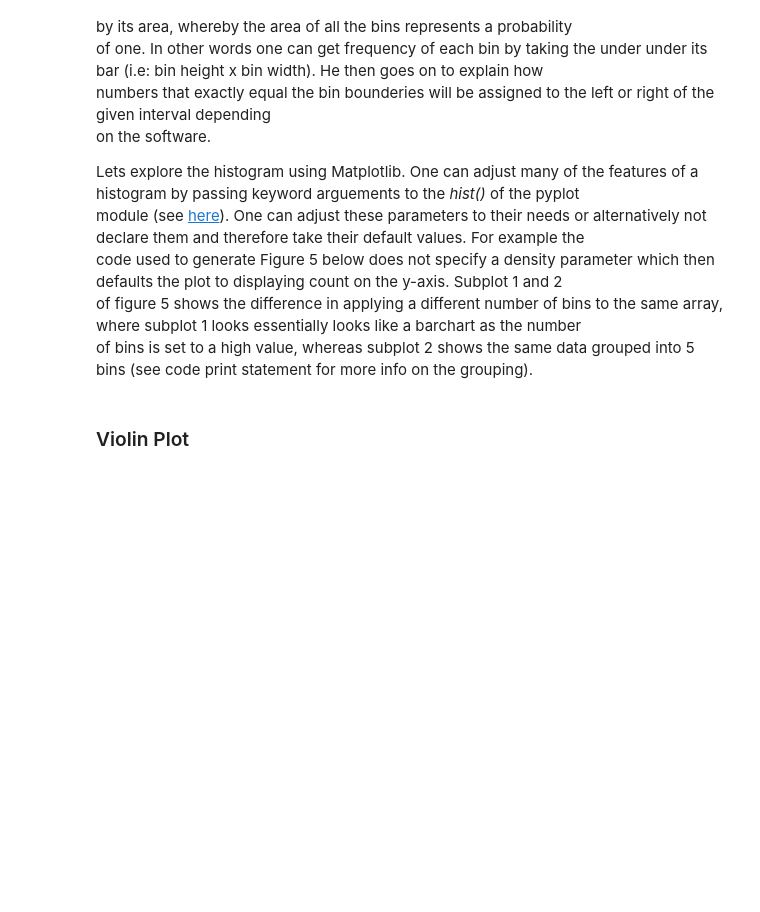
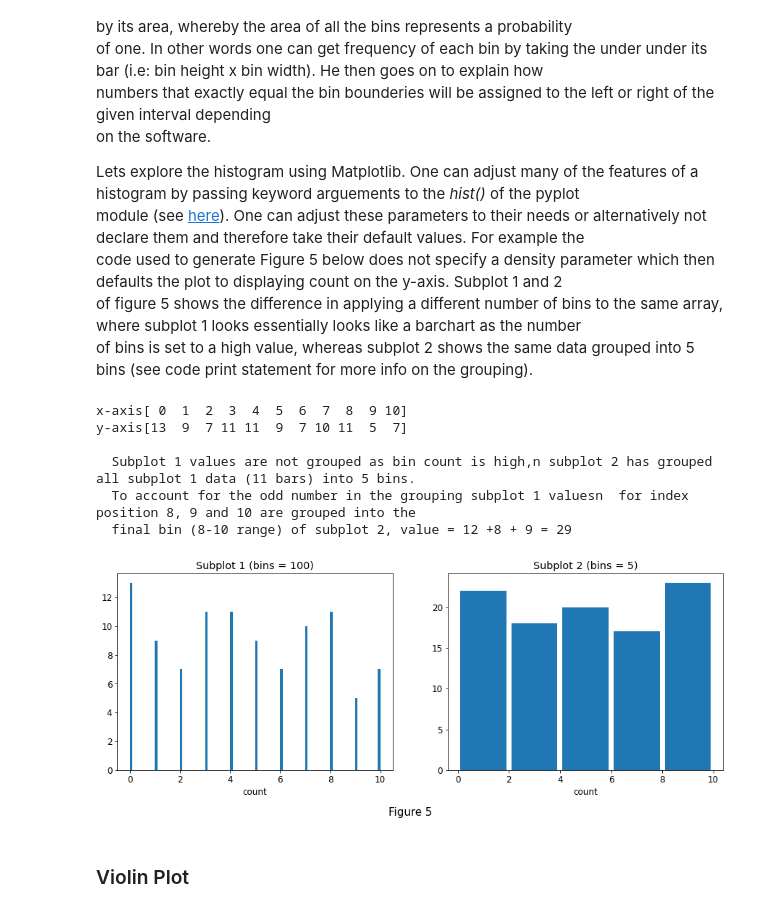
Before and after one commit to CiaranMoran27/Fundamentals-of-Data-Analysis, a Jupyter notebook: pyplot.ipynb, the cells around one changed output. Cells and saved outputs as stored; diff of their text form; code cells hidden in the pictures; blank space fills up the shorter version.

```diff
--- a/pyplot.ipynb
+++ b/pyplot.ipynb
@@ -313,6 +313,44 @@ module (see [here](https://matplotlib.org/stable/api/_as_gen/matplotlib.pyplot.h
 code used to generate Figure 5 below does not specify a density parameter which then defaults the plot to displaying count on the y-axis. Subplot 1 and 2<br>
 of figure 5 shows the difference in applying a different number of bins to the same array, where subplot 1 looks essentially looks like a barchart as the number<br>
 of bins is set to a high value, whereas subplot 2 shows the same data grouped into 5 bins (see code print statement for more info on the grouping).
+# %%
+# exploring how bins work
+
+# generate new figure, or activate existing
+fig = plt.figure(figsize = (15, 5))
+plt.figtext(0.5, -0.05, 'Figure 5', wrap = True, horizontalalignment = 'center', fontsize = 15);
+
+# generate 100 random ints from 0 to 10
+rand_ints = rng.integers(0, 11, 100)
+
+# plot 1: large number of bins
+plt.subplot(121)                                               # create figure, 1row, 2 cols, index 1
+plt.title('Subplot 1 (bins = 100)')                            # title on subplot
+plt.xlabel('count')                                            # label y axis as count as density = False
+plt.hist(rand_ints, bins = 100)                                # plot with high bin number
+
+# plot 2: medium number of bins
+plt.subplot(122)                                               # add to  figure at index 2
+plt.title('Subplot 2 (bins = 5)')                              # title on subplot
+plt.xlabel('count')                                            # label y axis as count as density = False
+plt.hist(rand_ints, bins = 5, rwidth = 0.9)                    # plot with low bin num and seperate bars for comparison
+
+unique, counts = np.unique(rand_ints, return_counts = True)    # return unique values and their counts
+print('x-axis{}\ny-axis{}\n'.format(unique, counts))           # print x-axis and y-axis arrays
+
+print('  Subplot 1 values are not grouped as bin count is high,n\
+ subplot 2 has grouped all subplot 1 data (11 bars) into 5 bins.\n\
+  To account for the odd number in the grouping subplot 1 valuesn\
+  for index position 8, 9 and 10 are grouped into the\n\
+  final bin (8-10 range) of subplot 2, value = 12 +8 + 9 = 29\n')
+# %% [output]
+x-axis[ 0  1  2  3  4  5  6  7  8  9 10]
+y-axis[13  9  7 11 11  9  7 10 11  5  7]
+
+  Subplot 1 values are not grouped as bin count is high,n subplot 2 has grouped all subplot 1 data (11 bars) into 5 bins.
+  To account for the odd number in the grouping subplot 1 valuesn  for index position 8, 9 and 10 are grouped into the
+  final bin (8-10 range) of subplot 2, value = 12 +8 + 9 = 29
+[figure, added]
 # %% [markdown]
 ### Violin Plot
 # %%
```
Also changed, not shown: parts of 4 cells of this notebook.
